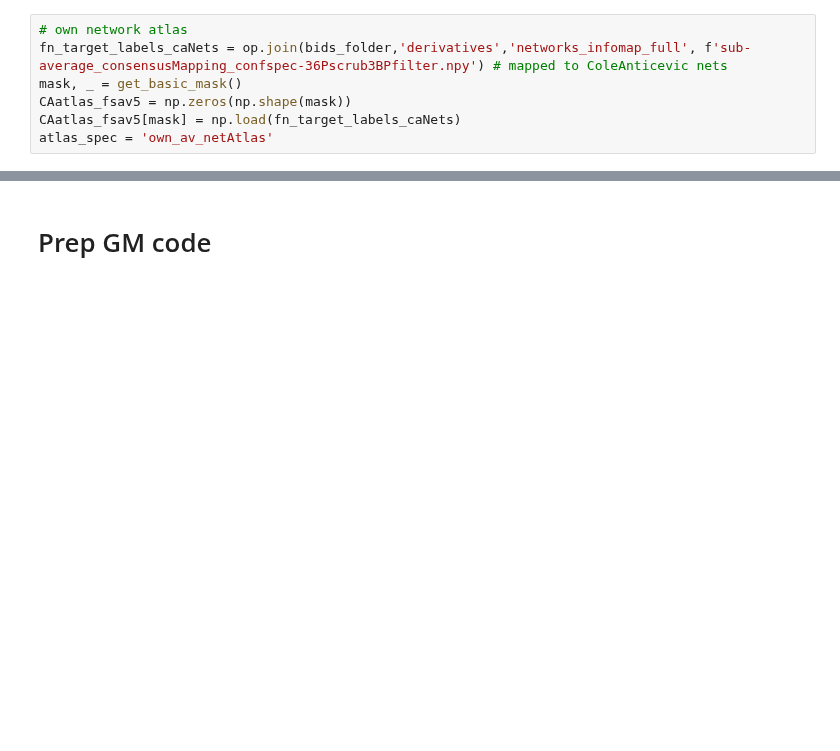
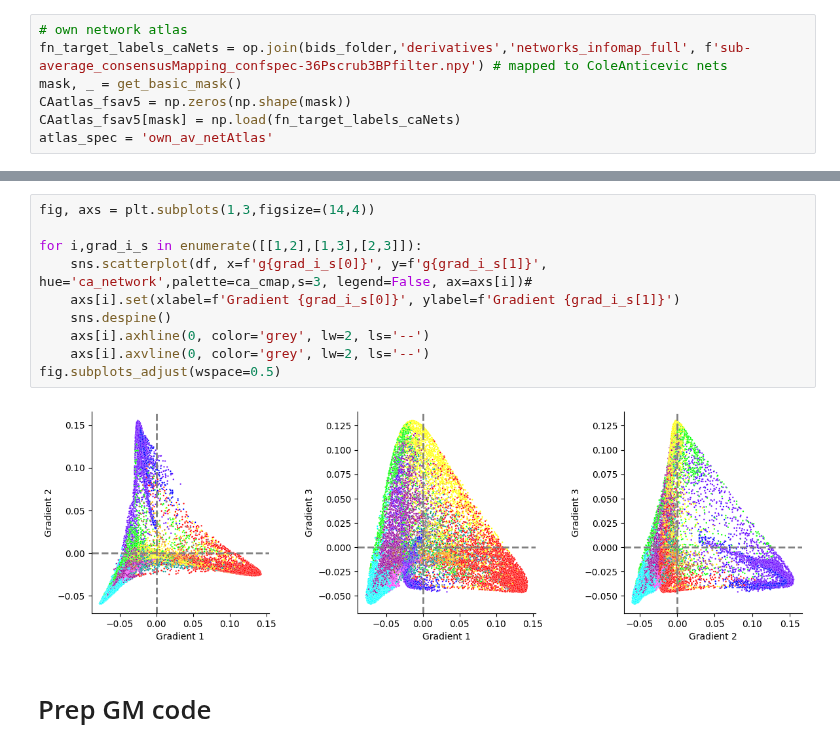
Before and after one commit to mrenke/parietal_patterns, a Jupyter notebook: gradients_noHalo/try_dParams_tanh_zscore_cosine.ipynb, the cells around one changed output, grey strips where cells are left out. Cells and saved outputs as stored; diff of their text form; blank space fills up the shorter version.

```diff
--- a/gradients_noHalo/try_dParams_tanh_zscore_cosine.ipynb
+++ b/gradients_noHalo/try_dParams_tanh_zscore_cosine.ipynb
@@ -180,3 +182,15 @@ sns.despine()
+# %%
+fig, axs = plt.subplots(1,3,figsize=(14,4))
+
+for i,grad_i_s in enumerate([[1,2],[1,3],[2,3]]):
+    sns.scatterplot(df, x=f'g{grad_i_s[0]}', y=f'g{grad_i_s[1]}', hue='ca_network',palette=ca_cmap,s=3, legend=False, ax=axs[i])#
+    axs[i].set(xlabel=f'Gradient {grad_i_s[0]}', ylabel=f'Gradient {grad_i_s[1]}')
+    sns.despine()
+    axs[i].axhline(0, color='grey', lw=2, ls='--')
+    axs[i].axvline(0, color='grey', lw=2, ls='--')
+fig.subplots_adjust(wspace=0.5)
+# %% [output]
+[figure, added]
 # %% [markdown]
 # Prep GM code
 # %% [markdown]
```
Also changed, not shown: parts of 4 cells of this notebook, 10 other files.
